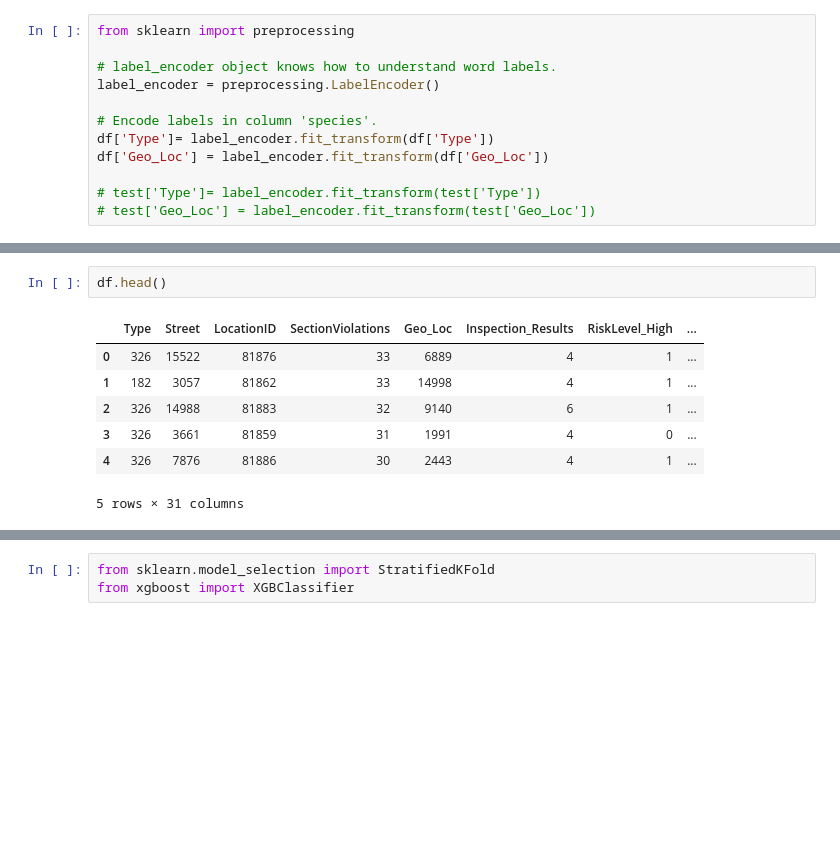
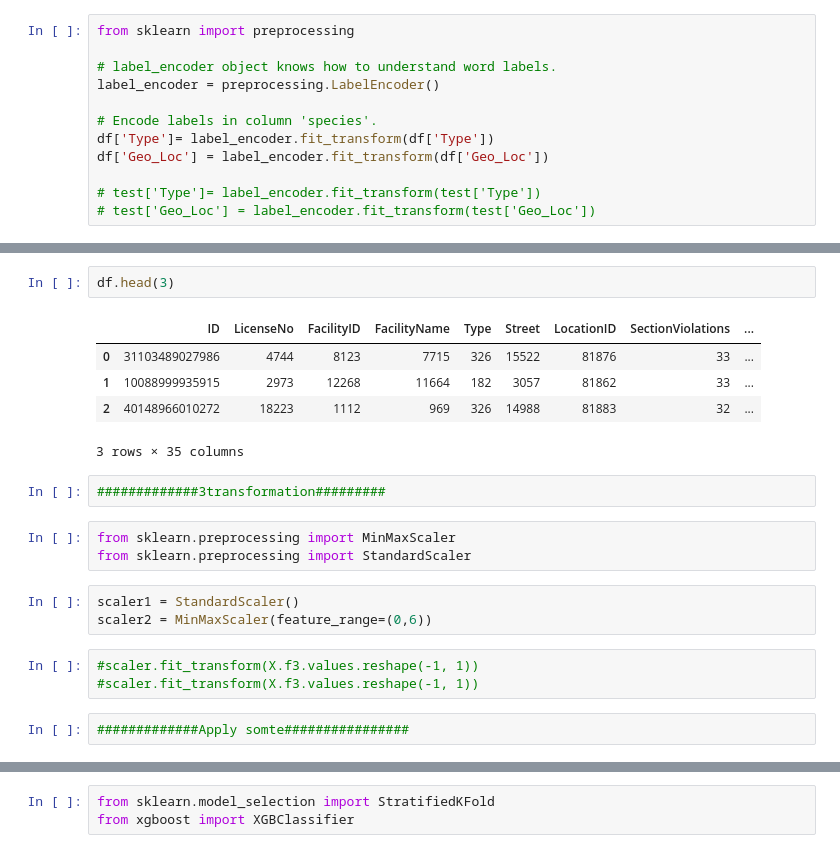
Before and after one commit to DataSenseiAryan/MachineHackFoodQuality, a Jupyter notebook: Food_QUalityA_ParticipantsData/MHFOOD5SmoteTransCleanNorm.ipynb, the cells around one changed output, grey strips where cells are left out. Drawn from its saved outputs; the diff is of its cells as text; blank space fills up the shorter version.

```diff
--- a/Food_QUalityA_ParticipantsData/MHFOOD5SmoteTransCleanNorm.ipynb
+++ b/Food_QUalityA_ParticipantsData/MHFOOD5SmoteTransCleanNorm.ipynb
@@ -199,10 +199,21 @@ df['Geo_Loc'] = label_encoder.fit_transform(df['Geo_Loc'])
 # %%
-df.head()
+df.head(3)
 # %% [output]
-|  | Type | Street | LocationID | SectionViolations | Geo_Loc | Inspection_Results | RiskLevel_High | ... |
-| 0 | 326 | 15522 | 81876 | 33 | 6889 | 4 | 1 | ... |
-| 1 | 182 | 3057 | 81862 | 33 | 14998 | 4 | 1 | ... |
-| 2 | 326 | 14988 | 81883 | 32 | 9140 | 6 | 1 | ... |
-| 3 | 326 | 3661 | 81859 | 31 | 1991 | 4 | 0 | ... |
-| 4 | 326 | 7876 | 81886 | 30 | 2443 | 4 | 1 | ... |
+|  | ID | LicenseNo | FacilityID | FacilityName | Type | Street | LocationID | SectionViolations | ... |
+| 0 | 31103489027986 | 4744 | 8123 | 7715 | 326 | 15522 | 81876 | 33 | ... |
+| 1 | 10088999935915 | 2973 | 12268 | 11664 | 182 | 3057 | 81862 | 33 | ... |
+| 2 | 40148966010272 | 18223 | 1112 | 969 | 326 | 14988 | 81883 | 32 | ... |
-5 rows × 31 columns
+3 rows × 35 columns
+# %%
+#############3transformation#########
+# %%
+from sklearn.preprocessing import MinMaxScaler
+from sklearn.preprocessing import StandardScaler
+# %%
+scaler1 = StandardScaler()
+scaler2 = MinMaxScaler(feature_range=(0,6))
+# %%
+#scaler.fit_transform(X.f3.values.reshape(-1, 1))
+#scaler.fit_transform(X.f3.values.reshape(-1, 1))
+# %%
+#############Apply somte################
```
Also changed, not shown: parts of 21 cells of this notebook, 1 other file.
